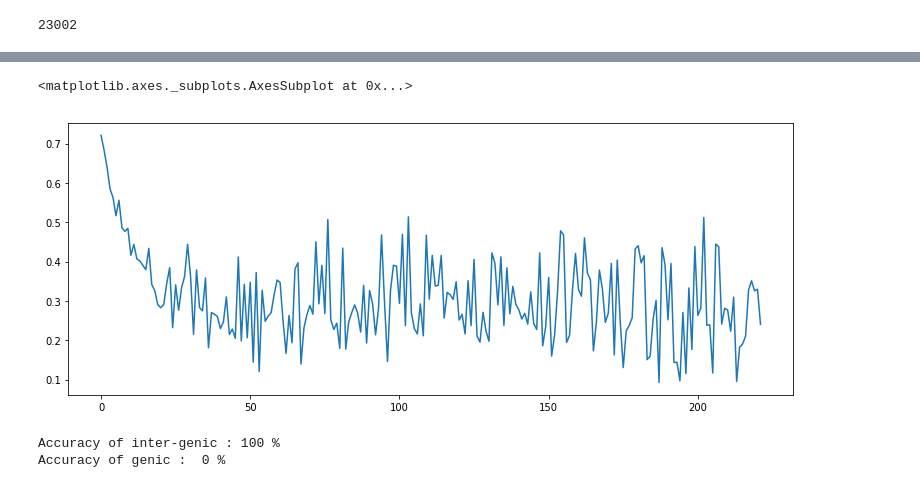
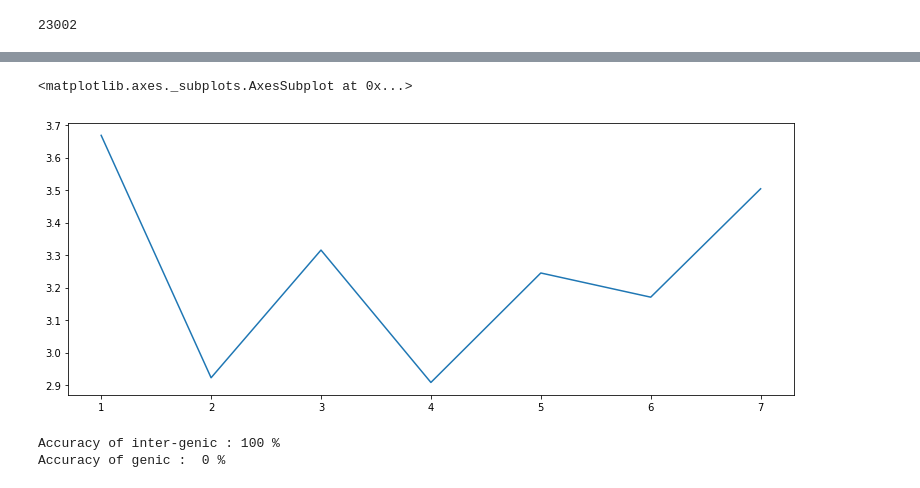
Before and after one commit to deepphage/notebooks, a Jupyter notebook: experimentsLSTM.ipynb, the cells around one changed output, grey strips where cells are left out. Cells and saved outputs as stored; diff of their text form; code cells hidden in the pictures.

```diff
--- a/experimentsLSTM.ipynb
+++ b/experimentsLSTM.ipynb
@@ -260,3 +285,6 @@ pytorch_total_params = sum(p.numel() for p in basicLSTM.parameters() if p.requir
 pytorch_total_params
 # %% [output]
 23002
+# %%
+experiment_report = pd.read_csv('experiments_reports/100-3-1-30-50-30-10-SGD-0.1.csv')
+experiment_report
@@ -263,10 +308,12 @@ pytorch_total_params
 # %%
 #losses
 plt.figure(figsize=(13,5))
-sns.lineplot(x=range(len(losses)),y=losses)
+#sns.lineplot(x=range(len(losses)),y=losses)
+sns.lineplot(x=experiment_report[experiment_report.dataset_type=='train'].epoch.values, y=experiment_report[experiment_report.dataset_type=='train'].running_loss.values)
+# experiment_report.running_loss.values
 # %% [output]
 <matplotlib.axes._subplots.AxesSubplot at 0x...>
-[figure, old version]
+[figure, new version]
 # %%
 class_correct = list(0. for i in range(2))
 class_total = list(0. for i in range(2))
```
Also changed, not shown: parts of 10 cells of this notebook.
